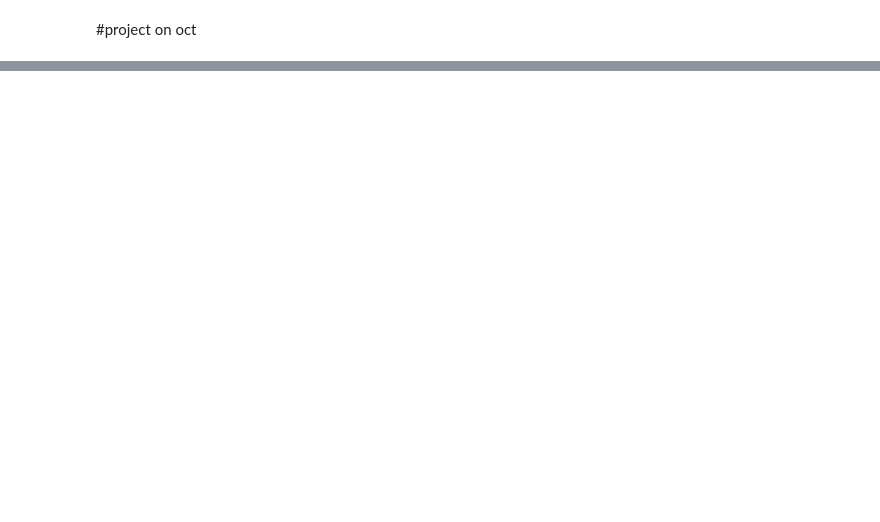
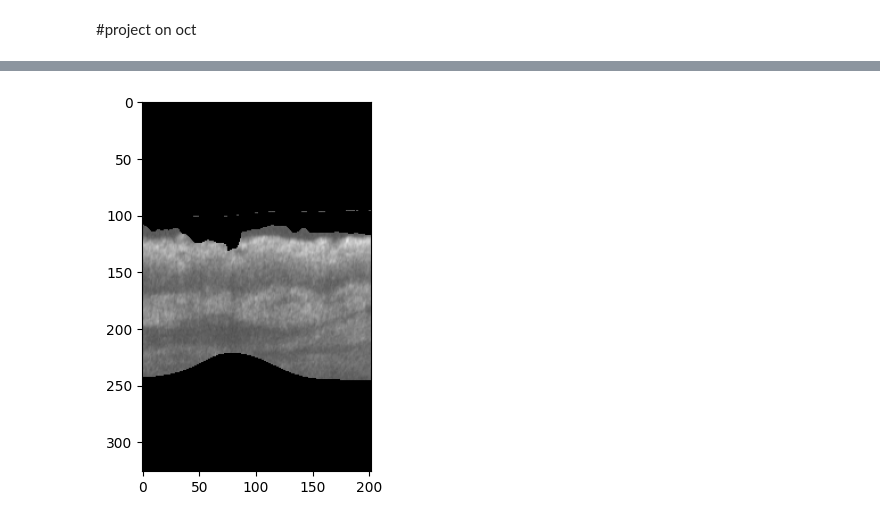
Before and after one commit to WinetraubLab/zero_shot_segmentation, a Jupyter notebook: zero_shot_segmentation_oct.ipynb, the cells around one changed output, grey strips where cells are left out. Cells and saved outputs as stored; diff of their text form; code cells hidden in the pictures; blank space fills up the shorter version.

```diff
--- a/zero_shot_segmentation_oct.ipynb
+++ b/zero_shot_segmentation_oct.ipynb
@@ -216,0 +226,9 @@ visualize_masks_on_img(cropped, masks, FIG_SIZE)
+# %%
+from copy import deepcopy
+cropped_copy = deepcopy(cropped)
+#mask out the pixels that are part of the skin delineation.
+cropped_copy[masks[4]['segmentation'] == True] = 0
+# %%
+showImg(cropped_copy)
+# %% [output]
+[figure, added]
```
Also changed, not shown: parts of 9 cells of this notebook.
